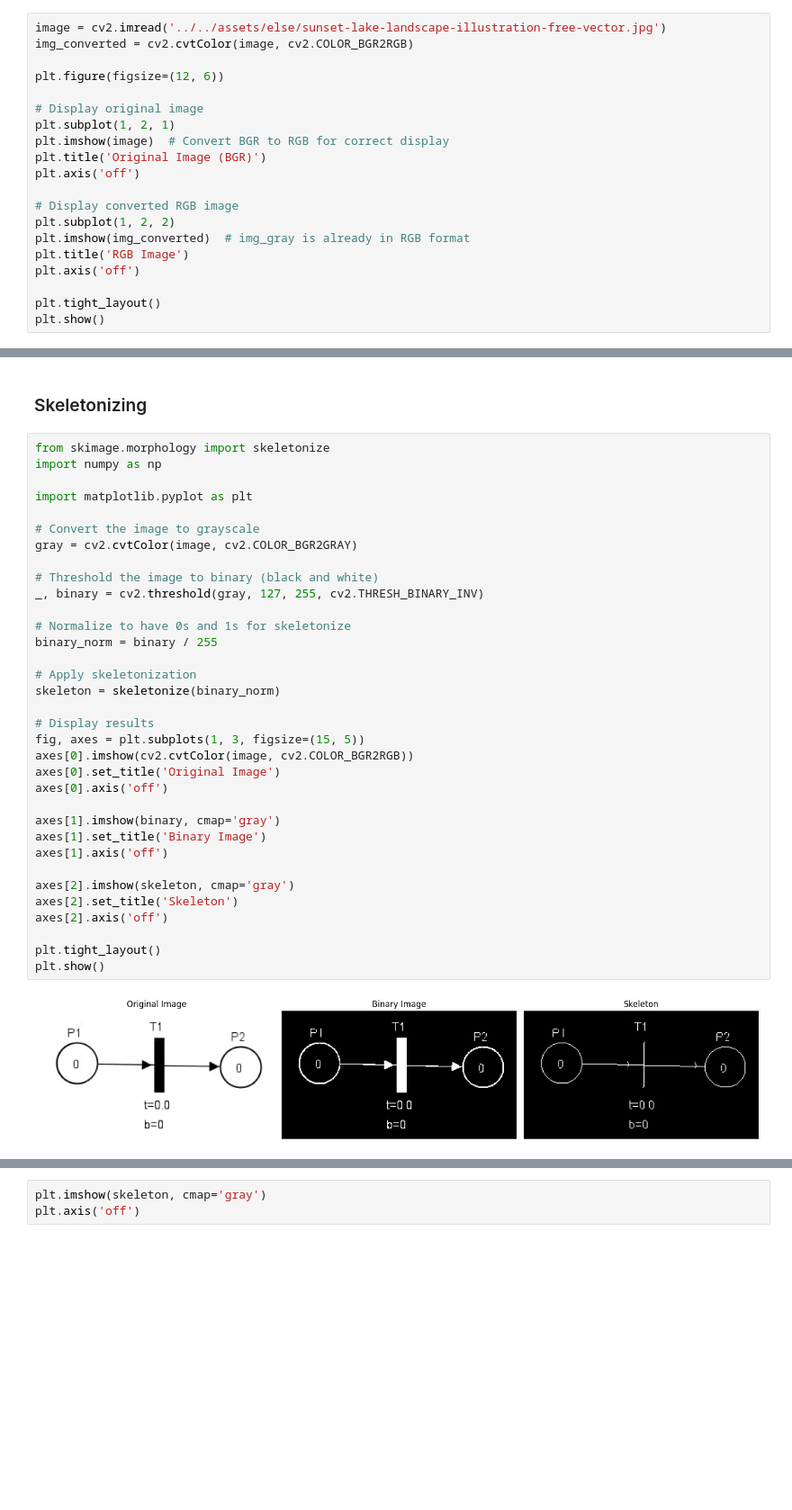
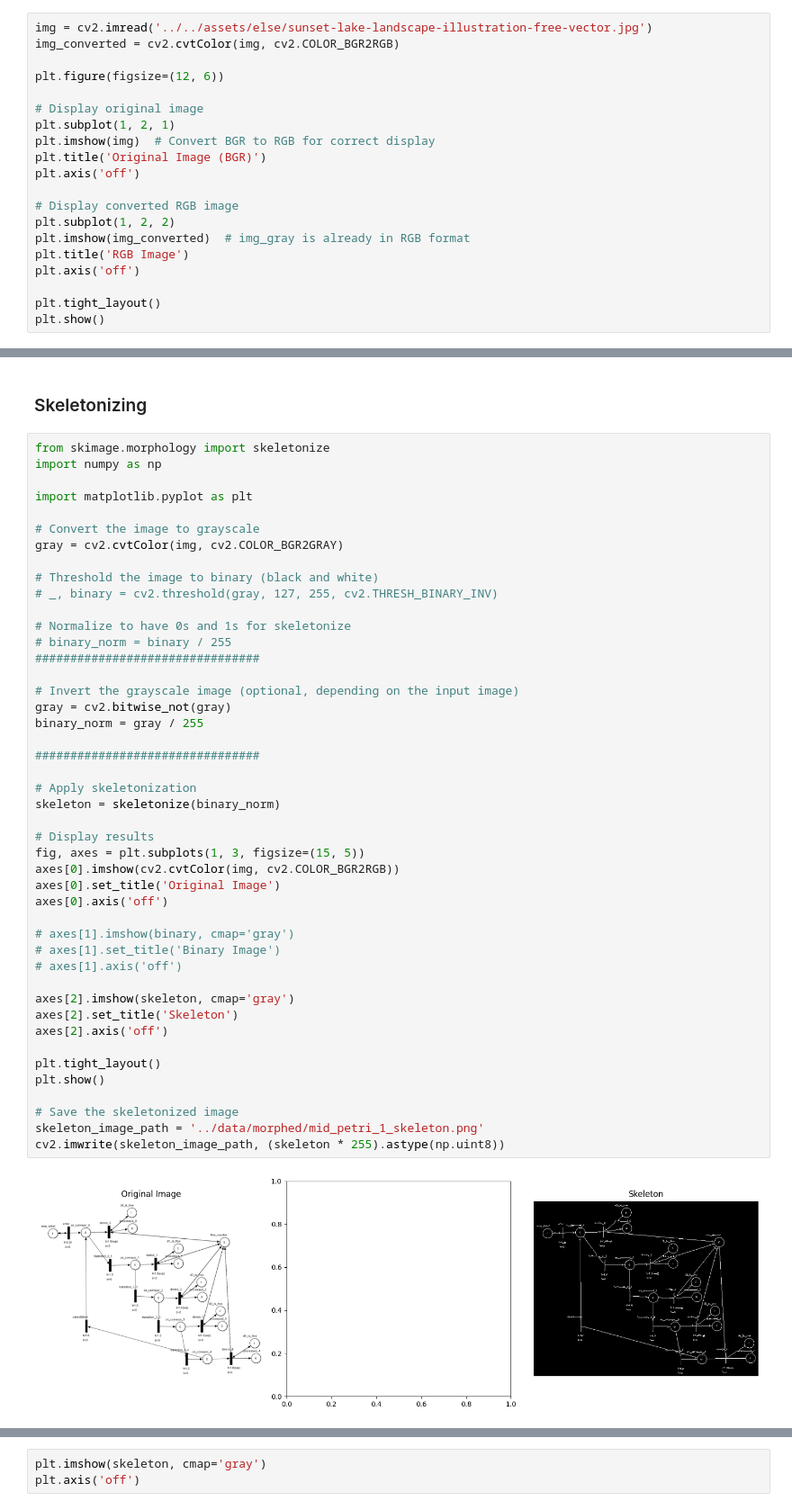
Before and after one commit to sam0ed/sketch2pnml, a Jupyter notebook: src/experiment.ipynb, the cells around one changed output, grey strips where cells are left out. Shown at 90% size. Drawn from its saved outputs; the diff is of its cells as text; blank space fills up the shorter version.

```diff
--- a/src/experiment.ipynb
+++ b/src/experiment.ipynb
@@ -180,14 +79,14 @@ Found 131 contours
 # %% [markdown]
 ### Experimenting with matplotlib and opencv imshow
 # %%
-image = cv2.imread('../../assets/else/sunset-lake-landscape-illustration-free-vector.jpg')
-img_converted = cv2.cvtColor(image, cv2.COLOR_BGR2RGB)
+img = cv2.imread('../../assets/else/sunset-lake-landscape-illustration-free-vector.jpg')
+img_converted = cv2.cvtColor(img, cv2.COLOR_BGR2RGB)
 
 plt.figure(figsize=(12, 6))
 
 # Display original image
 plt.subplot(1, 2, 1)
-plt.imshow(image)  # Convert BGR to RGB for correct display
+plt.imshow(img)  # Convert BGR to RGB for correct display
 plt.title('Original Image (BGR)')
 plt.axis('off')
 
@@ -229,36 +128,47 @@ Press any key to close the windows
 # %%
 from skimage.morphology import skeletonize
 import numpy as np
 
 import matplotlib.pyplot as plt
 
 # Convert the image to grayscale
-gray = cv2.cvtColor(image, cv2.COLOR_BGR2GRAY)
+gray = cv2.cvtColor(img, cv2.COLOR_BGR2GRAY)
 
 # Threshold the image to binary (black and white)
-_, binary = cv2.threshold(gray, 127, 255, cv2.THRESH_BINARY_INV)
+# _, binary = cv2.threshold(gray, 127, 255, cv2.THRESH_BINARY_INV)
 
 # Normalize to have 0s and 1s for skeletonize
-binary_norm = binary / 255
+# binary_norm = binary / 255
+################################
+
+# Invert the grayscale image (optional, depending on the input image)
+gray = cv2.bitwise_not(gray)
+binary_norm = gray / 255
+
+################################
 
 # Apply skeletonization
 skeleton = skeletonize(binary_norm)
 
 # Display results
 fig, axes = plt.subplots(1, 3, figsize=(15, 5))
-axes[0].imshow(cv2.cvtColor(image, cv2.COLOR_BGR2RGB))
+axes[0].imshow(cv2.cvtColor(img, cv2.COLOR_BGR2RGB))
 axes[0].set_title('Original Image')
 axes[0].axis('off')
 
-axes[1].imshow(binary, cmap='gray')
-axes[1].set_title('Binary Image')
-axes[1].axis('off')
+# axes[1].imshow(binary, cmap='gray')
+# axes[1].set_title('Binary Image')
+# axes[1].axis('off')
 
 axes[2].imshow(skeleton, cmap='gray')
 axes[2].set_title('Skeleton')
 axes[2].axis('off')
 
 plt.tight_layout()
 plt.show()
+
+# Save the skeletonized image
+skeleton_image_path = '../data/morphed/mid_petri_1_skeleton.png'
+cv2.imwrite(skeleton_image_path, (skeleton * 255).astype(np.uint8))
 # %% [output]
-[figure, old version]
+[figure, new version]
```
Also changed, not shown: parts of 34 cells of this notebook, 57 other files.
